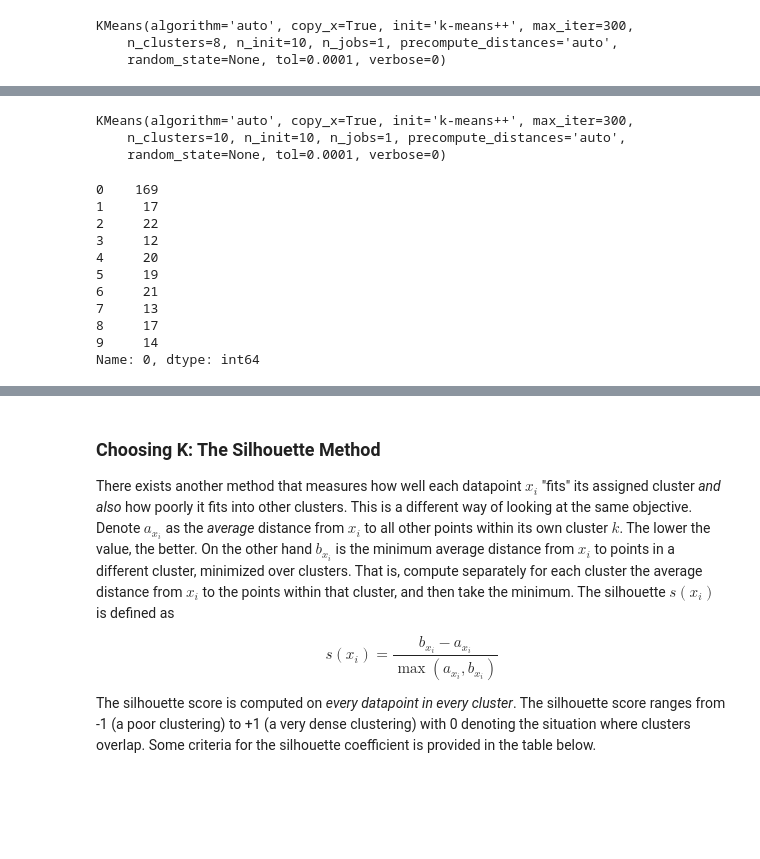
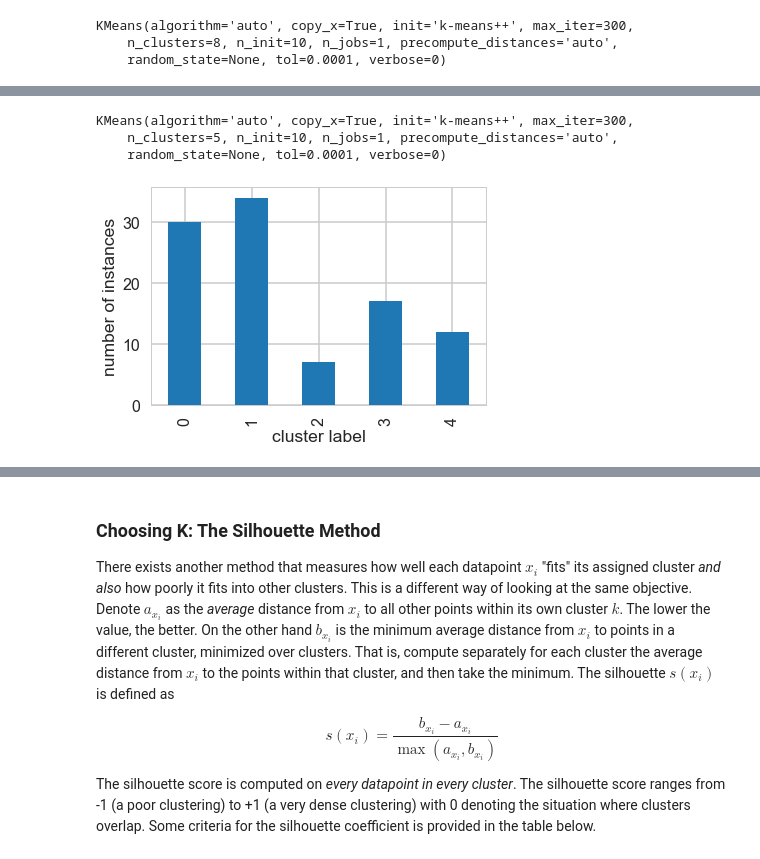
Before and after one commit to mrkulkarni1/data_projects, a Jupyter notebook: clustering/Mini_Project_Clustering.ipynb, the cells around one changed output, grey strips where cells are left out. Cells and saved outputs as stored; diff of their text form; code cells hidden in the pictures; blank space fills up the shorter version.

```diff
--- a/clustering/Mini_Project_Clustering.ipynb
+++ b/clustering/Mini_Project_Clustering.ipynb
@@ -86,0 +91,2 @@ df_transactions_id_index=df_transactions_id.set_index('customer_name')
+# %%
+df_transactions_id=df_transactions_id.groupby('customer_name').sum()
@@ -87,3 +104,5 @@ df_transactions_id_index=df_transactions_id.set_index('customer_name')
+# %%
+df_transactions_id=df_transactions_id.reset_index()
 # %% [markdown]
 ## K-Means Clustering
 
@@ -153,23 +174,18 @@ plt.plot(SS_np[:,1] , SS_np[:,0])
 # %%
-    k_means = KMeans(n_clusters=10)
+    k_means = KMeans(n_clusters=5)
     k_means.fit(x_cols)
 # %% [output]
 KMeans(algorithm='auto', copy_x=True, init='k-means++', max_iter=300,
-    n_clusters=10, n_init=10, n_jobs=1, precompute_distances='auto',
+    n_clusters=5, n_init=10, n_jobs=1, precompute_distances='auto',
     random_state=None, tol=0.0001, verbose=0)
 # %%
 temp=pd.DataFrame(k_means.predict(x_cols))
 # %%
-temp[0].value_counts().sort_index()
+temp2=temp[0].value_counts().sort_index()
-# %% [output]
-0    169
-1     17
-2     22
-3     12
-4     20
-5     19
-6     21
-7     13
-8     17
-9     14
-Name: 0, dtype: int64
+# %%
+temp2.plot.bar()
+plt.xlabel('cluster label')
+plt.ylabel('number of instances')
+plt.show()
+# %% [output]
+[figure, added]
```
Also changed, not shown: parts of 29 cells of this notebook.
